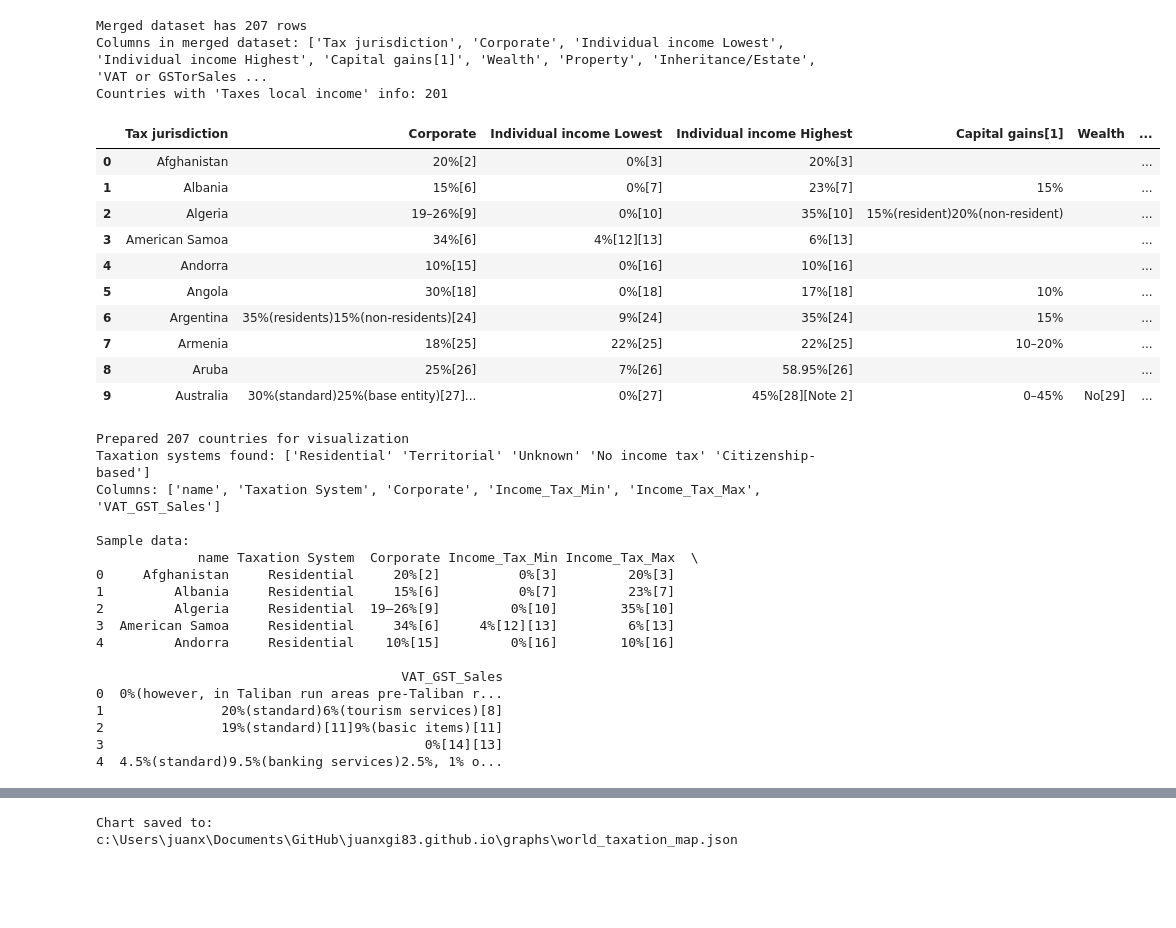
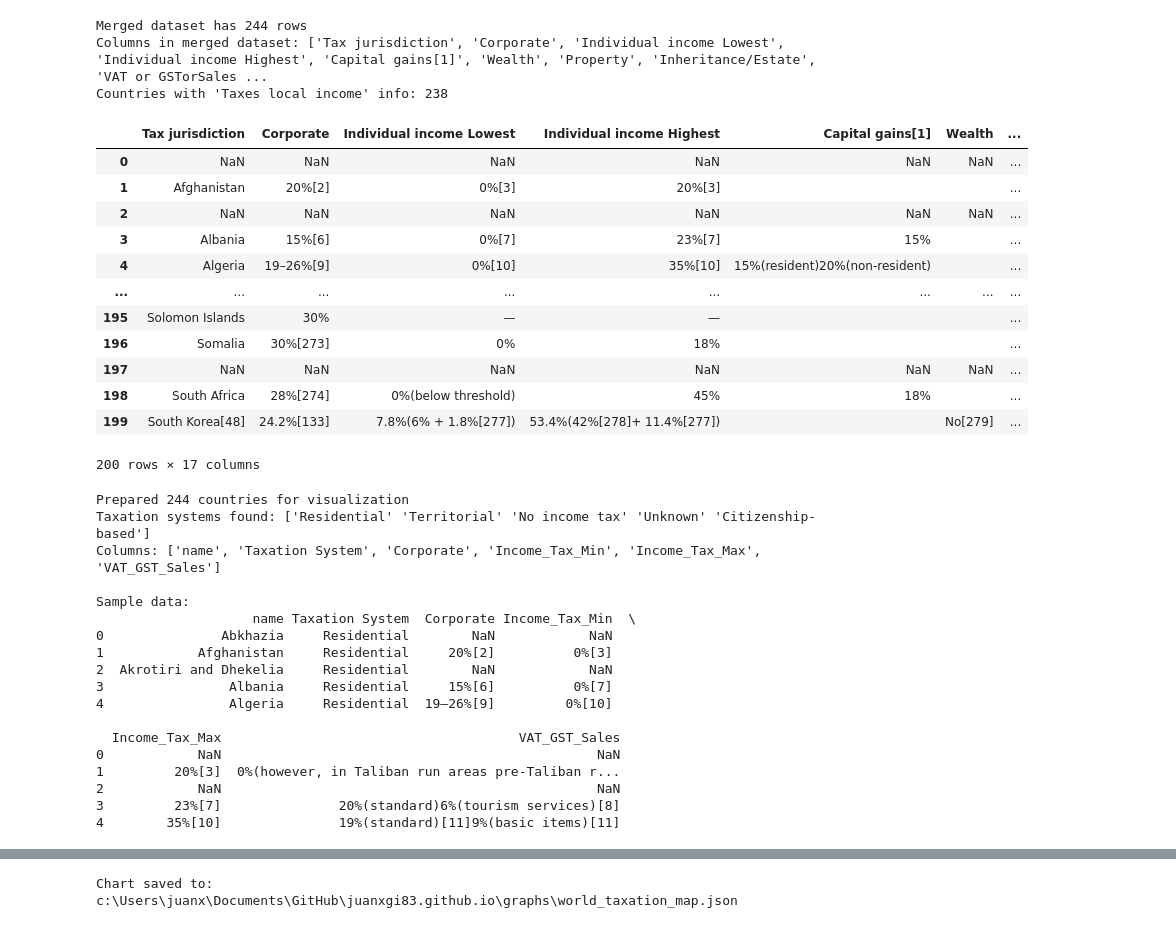
Before and after one commit to juanxgi83/juanxgi83.github.io, a Jupyter notebook: jupyter_notebooks/world_taxation_scraping.ipynb, the cells around one changed output, grey strips where cells are left out. Saved outputs shown, nothing was run; the diff lists cells and outputs as text; code cells hidden in the pictures; blank space fills up the shorter version.

```diff
--- a/jupyter_notebooks/world_taxation_scraping.ipynb
+++ b/jupyter_notebooks/world_taxation_scraping.ipynb
@@ -181,7 +181,8 @@ if table:
     # Process data rows - skip first 2 rows (headers)
     for row in rows[2:]:
         cells = row.find_all(['td', 'th'])
-        if len(cells) >= len(columns):
+        # Changed condition: only need at least 1 cell (the country name) instead of all columns
+        if len(cells) >= 1:
             country = cells[0].get_text(strip=True)
 
             # Only add valid country entries
@@ -195,7 +196,7 @@ if table:
 df_tax_rates = pd.DataFrame(tax_rates)
 print(f"\nScraped {len(df_tax_rates)} countries with tax rate information")
 print(f"Columns: {list(df_tax_rates.columns)}")
-df_tax_rates.head(10)
+df_tax_rates.head(200)
 # %% [output]
 Table columns (10): ['Tax jurisdiction', 'Corporate', 'Individual income Lowest', 'Individual income Highest', 'Capital gains[1]', 'Wealth', 'Property', 'Inheritance/Estate', 'VAT or GSTorSales', 'Fur ...
 
@@ -218,48 +221,50 @@ def clean_country_name(name):
     # Remove references and extra characters
     name = name.split('[')[0].strip()
     name = name.split('(')[0].strip()
     return name
 
 # Clean country names in both datasets
 if 'Country' in df_systems.columns:
     df_systems['Country_clean'] = df_systems['Country'].apply(clean_country_name)
 else:
     print("Warning: 'Country' column not found in taxation systems dataframe")
 
 # Use 'Tax jurisdiction' as the country column
 if 'Tax jurisdiction' in df_tax_rates.columns:
     df_tax_rates['Country_clean'] = df_tax_rates['Tax jurisdiction'].apply(clean_country_name)
 else:
     print("Warning: Tax jurisdiction column not found in tax rates dataframe")
     print(f"Available columns: {list(df_tax_rates.columns)}")
 
-# Merge the two datasets
+# Merge the two datasets - FIXED: Changed from 'left' to 'outer' to include all countries
 df_merged = pd.merge(
     df_tax_rates,
     df_systems,
     on='Country_clean',
-    how='left'
+    how='outer'  # Changed from 'left' to 'outer' to include countries from both datasets
 )
 
 print(f"\nMerged dataset has {len(df_merged)} rows")
 print(f"Columns in merged dataset: {list(df_merged.columns)}")
 print(f"Countries with 'Taxes local income' info: {df_merged['Taxes local income'].notna().sum()}")
-df_merged.head(10)
+df_merged.head(200)
 # %% [output]
-Merged dataset has 207 rows
+Merged dataset has 244 rows
 Columns in merged dataset: ['Tax jurisdiction', 'Corporate', 'Individual income Lowest', 'Individual income Highest', 'Capital gains[1]', 'Wealth', 'Property', 'Inheritance/Estate', 'VAT or GSTorSales ...
-Countries with 'Taxes local income' info: 201
+Countries with 'Taxes local income' info: 238
 |  | Tax jurisdiction | Corporate | Individual income Lowest | Individual income Highest | Capital gains[1] | Wealth | ... |
-| 0 | Afghanistan | 20%[2] | 0%[3] | 20%[3] |  |  | ... |
-| 1 | Albania | 15%[6] | 0%[7] | 23%[7] | 15% |  | ... |
-| 2 | Algeria | 19–26%[9] | 0%[10] | 35%[10] | 15%(resident)20%(non-resident) |  | ... |
-| 3 | American Samoa | 34%[6] | 4%[12][13] | 6%[13] |  |  | ... |
-| 4 | Andorra | 10%[15] | 0%[16] | 10%[16] |  |  | ... |
-| 5 | Angola | 30%[18] | 0%[18] | 17%[18] | 10% |  | ... |
-| 6 | Argentina | 35%(residents)15%(non-residents)[24] | 9%[24] | 35%[24] | 15% |  | ... |
-| 7 | Armenia | 18%[25] | 22%[25] | 22%[25] | 10–20% |  | ... |
-| 8 | Aruba | 25%[26] | 7%[26] | 58.95%[26] |  |  | ... |
-| 9 | Australia | 30%(standard)25%(base entity)[27]... | 0%[27] | 45%[28][Note 2] | 0–45% | No[29] | ... |
+| 0 | NaN | NaN | NaN | NaN | NaN | NaN | ... |
+| 1 | Afghanistan | 20%[2] | 0%[3] | 20%[3] |  |  | ... |
+| 2 | NaN | NaN | NaN | NaN | NaN | NaN | ... |
+| 3 | Albania | 15%[6] | 0%[7] | 23%[7] | 15% |  | ... |
+| 4 | Algeria | 19–26%[9] | 0%[10] | 35%[10] | 15%(resident)20%(non-resident) |  | ... |
+| ... | ... | ... | ... | ... | ... | ... | ... |
+| 195 | Solomon Islands | 30% | — | — |  |  | ... |
+| 196 | Somalia | 30%[273] | 0% | 18% |  |  | ... |
+| 197 | NaN | NaN | NaN | NaN | NaN | NaN | ... |
+| 198 | South Africa | 28%[274] | 0%(below threshold) | 45% | 18% |  | ... |
+| 199 | South Korea[48] | 24.2%[133] | 7.8%(6% + 1.8%[277]) | 53.4%(42%[278]+ 11.4%[277]) |  | No[279] | ... |
+200 rows × 17 columns
 # %%
 # Prepare data for visualization with country name mapping
 # Reimport vega_datasets to avoid variable conflict
@@ -322,24 +327,24 @@ print(f"Columns: {list(df_viz_clean.columns)}")
 print(f"\nSample data:")
 print(df_viz_clean.head())
 # %% [output]
-Prepared 207 countries for visualization
-Taxation systems found: ['Residential' 'Territorial' 'Unknown' 'No income tax' 'Citizenship-based']
+Prepared 244 countries for visualization
+Taxation systems found: ['Residential' 'Territorial' 'No income tax' 'Unknown' 'Citizenship-based']
 Columns: ['name', 'Taxation System', 'Corporate', 'Income_Tax_Min', 'Income_Tax_Max', 'VAT_GST_Sales']
 
 Sample data:
-             name Taxation System  Corporate Income_Tax_Min Income_Tax_Max  \
-0     Afghanistan     Residential     20%[2]          0%[3]         20%[3]
-1         Albania     Residential     15%[6]          0%[7]         23%[7]
-2         Algeria     Residential  19–26%[9]         0%[10]        35%[10]
-3  American Samoa     Residential     34%[6]     4%[12][13]         6%[13]
-4         Andorra     Residential    10%[15]         0%[16]        10%[16]
+                    name Taxation System  Corporate Income_Tax_Min  \
+0               Abkhazia     Residential        NaN            NaN
+1            Afghanistan     Residential     20%[2]          0%[3]
+2  Akrotiri and Dhekelia     Residential        NaN            NaN
+3                Albania     Residential     15%[6]          0%[7]
+4                Algeria     Residential  19–26%[9]         0%[10]
 
-                                       VAT_GST_Sales
-0  0%(however, in Taliban run areas pre-Taliban r...
-1               20%(standard)6%(tourism services)[8]
-2               19%(standard)[11]9%(basic items)[11]
-3                                         0%[14][13]
-4  4.5%(standard)9.5%(banking services)2.5%, 1% o...
+  Income_Tax_Max                                      VAT_GST_Sales
+0            NaN                                                NaN
+1         20%[3]  0%(however, in Taliban run areas pre-Taliban r...
+2            NaN                                                NaN
+3         23%[7]               20%(standard)6%(tourism services)[8]
+4        35%[10]               19%(standard)[11]9%(basic items)[11]
 # %%
 # Create an interactive rotating globe with Altair
 alt.data_transformers.enable('default')
```
Also changed, not shown: parts of 1 cell of this notebook, 1 other file.
